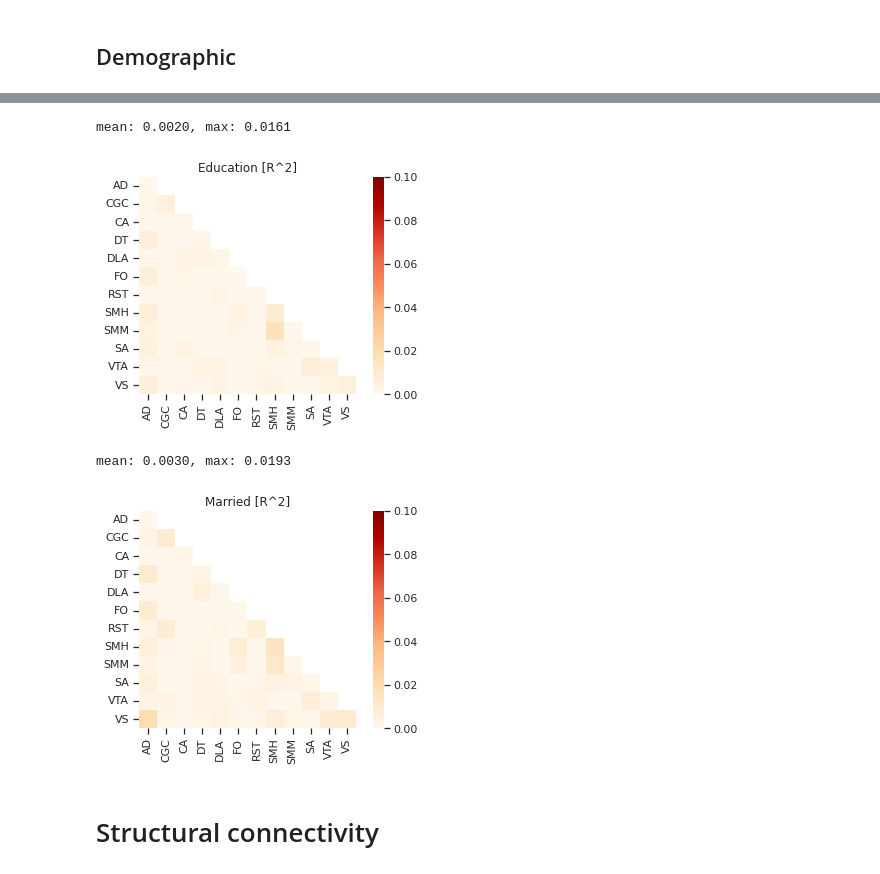
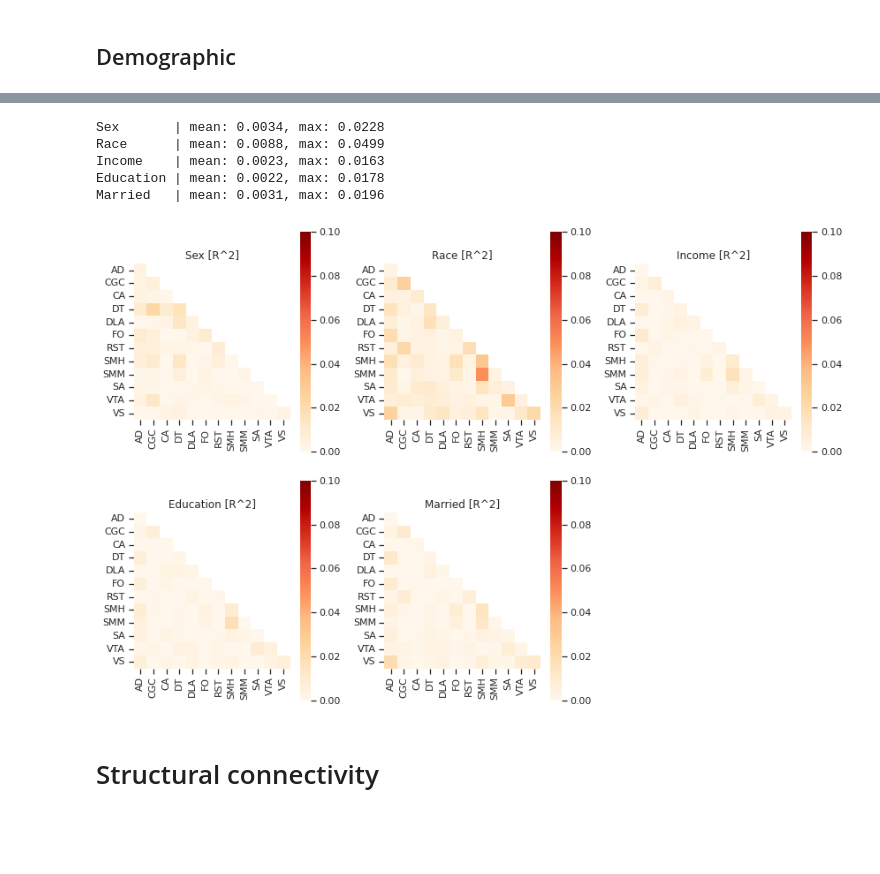
Before and after one commit to AKSoo/StructFunc, a Jupyter notebook: code/ConfoundEffects.ipynb, the cells around one changed output, grey strips where cells are left out. Saved outputs shown, nothing was run; the diff lists cells and outputs as text; code cells hidden in the pictures; blank space fills up the shorter version.

Commit message:
residual vs ComBat

```diff
--- a/code/ConfoundEffects.ipynb
+++ b/code/ConfoundEffects.ipynb
@@ -392,11 +439,12 @@ plt.show()
 mean: 0.0030, max: 0.0254
 [figure]
 # %%
-residresult = confound_residuals(
+result = residualize(
     fcon, sm.OLS,
-    fc_extra['rsfmri_c_ngd_meanmotion'].to_frame().join(covariates['interview_age'])
+    fc_extra[['rsfmri_c_ngd_meanmotion']].join(covariates['interview_age']),
+    return_results=True
 )
-r2s = residresult['results'].apply(lambda r: r.rsquared)
+r2s = result.apply(lambda r: r.rsquared)
 
 print(f'mean: {r2s.mean():.4f}, max: {r2s.max():.4f}')
 
@@ -456,30 +460,38 @@ mean: 0.0026, max: 0.0183
-# %%
-freq_code = demo['highest_ed.5level'].value_counts() / len(demo)
-residresult = confound_residuals(fcon, sm.OLS, demo['highest_ed.5level'].map(freq_code).dropna())
-r2s = residresult['results'].apply(lambda r: r.rsquared)
-
-print(f'mean: {r2s.mean():.4f}, max: {r2s.max():.4f}')
-
-with sns.axes_style('ticks'):
-    ax = plotting.plot_fcon(r2s, cmap='OrRd', vmax=0.10, vmin=0)
-ax.set_title('Education [R^2]')
-plt.show()
-# %% [output]
-mean: 0.0020, max: 0.0161
-[figure, removed]
-# %%
-residresult = confound_residuals(fcon, sm.OLS, demo['married'].dropna())
-r2s = residresult['results'].apply(lambda r: r.rsquared)
-
-print(f'mean: {r2s.mean():.4f}, max: {r2s.max():.4f}')
-
-with sns.axes_style('ticks'):
-    ax = plotting.plot_fcon(r2s, cmap='OrRd', vmax=0.10, vmin=0)
-ax.set_title('Married [R^2]')
-plt.show()
-# %% [output]
-mean: 0.0030, max: 0.0193
-[figure, removed]
+# %%
+def freq_code(col):
+    code = col.value_counts() / len(col)
+    return col.map(code).dropna()
+
+demo = {'Sex': covariates['sex'],
+        'Race': covariates[['race', 'hisp']],
+        'Income': freq_code(covariates['comb_income.3level']),
+        'Education': freq_code(covariates['highest_ed.5level']),
+        'Married': covariates['married']}
+
+results = {cov: residualize(fcon, sm.OLS, covars, return_results=True)
+           for cov, covars in demo.items()}
+# %%
+r2ss = pd.DataFrame({cov: result.apply(lambda r: r.rsquared)
+                     for cov, result in results.items()}).T
+
+fig = plt.figure(figsize=(12, 8))
+for i, (cov, r2s) in enumerate(r2ss.iterrows()):
+    print(f'{cov:9} | mean: {r2s.mean():.4f}, max: {r2s.max():.4f}')
+
+    with sns.axes_style('ticks'):
+        ax = fig.add_subplot(2, 3, i+1)
+        ax = plotting.plot_fcon(r2s, cmap='OrRd', vmax=0.10, vmin=0, ax=ax)
+    ax.set_title(f'{cov} [R^2]')
+
+plt.tight_layout()
+plt.show()
+# %% [output]
+Sex       | mean: 0.0034, max: 0.0228
+Race      | mean: 0.0088, max: 0.0499
+Income    | mean: 0.0023, max: 0.0163
+Education | mean: 0.0022, max: 0.0178
+Married   | mean: 0.0031, max: 0.0196
+[figure, added]
 # %% [markdown]
 # Structural connectivity
 # %%
```
Also changed, not shown: parts of 49 cells of this notebook, 1 other file.
